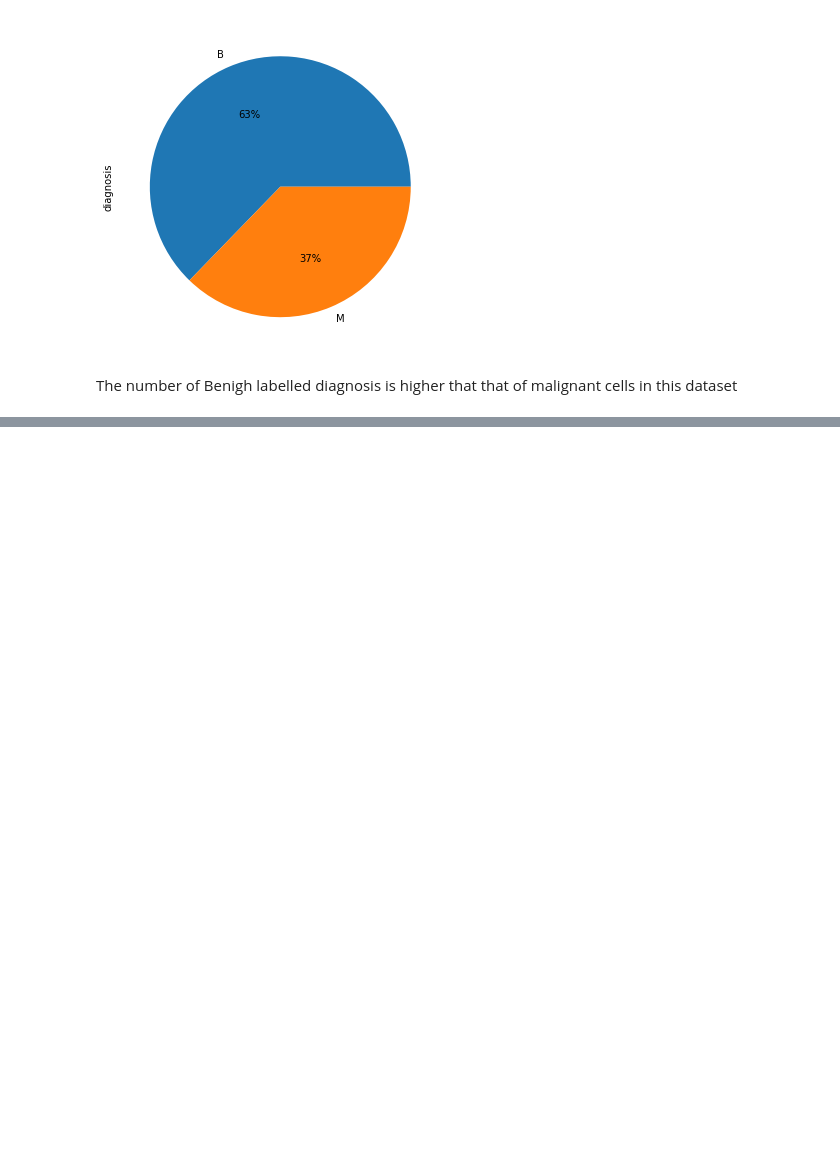
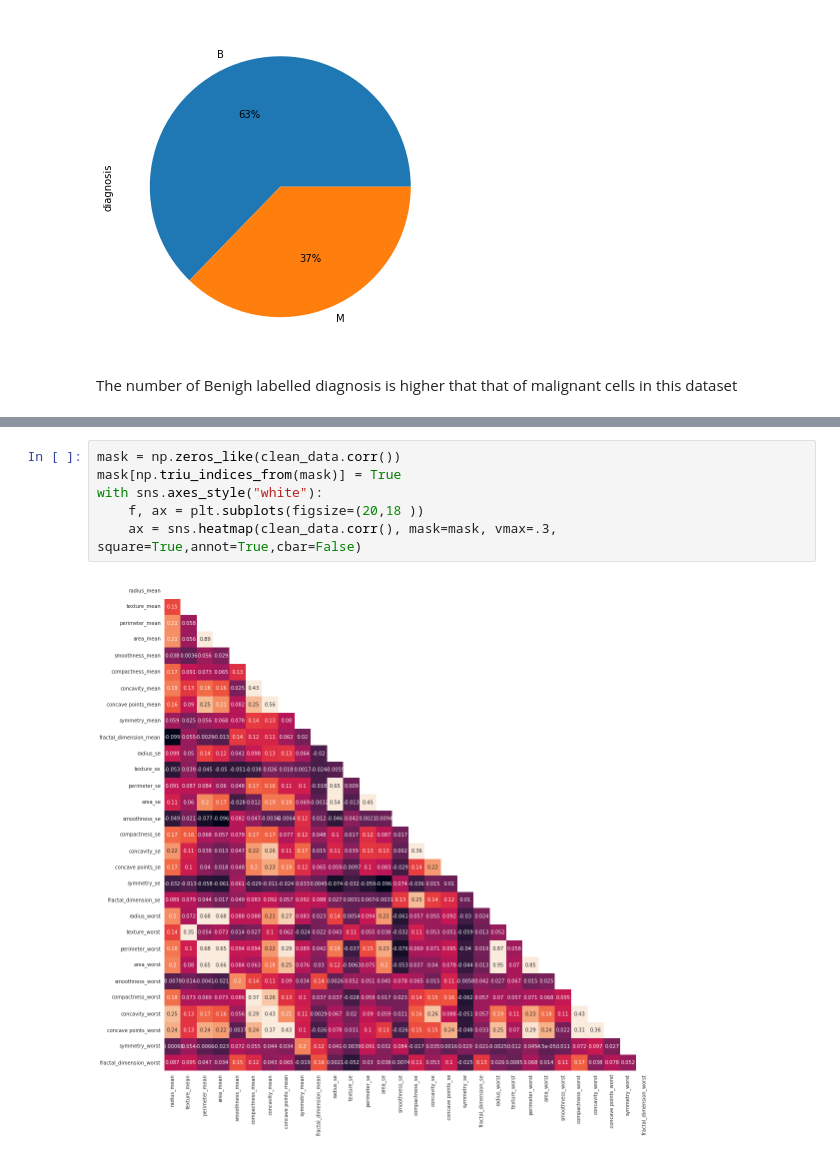
Before and after one commit to ProgrammingOperative/Causal-Inference, a Jupyter notebook: notebooks/eda.ipynb, the cells around one changed output, grey strips where cells are left out. Drawn from its saved outputs; the diff is of its cells as text; blank space fills up the shorter version.

```diff
--- a/notebooks/eda.ipynb
+++ b/notebooks/eda.ipynb
@@ -173,0 +197,8 @@ The number of Benigh labelled diagnosis is higher that that of malignant cells i
+# %%
+mask = np.zeros_like(clean_data.corr())
+mask[np.triu_indices_from(mask)] = True
+with sns.axes_style("white"):
+    f, ax = plt.subplots(figsize=(20,18 ))
+    ax = sns.heatmap(clean_data.corr(), mask=mask, vmax=.3, square=True,annot=True,cbar=False)
+# %% [output]
+[figure, added]
```
Also changed, not shown: parts of 7 cells of this notebook, 1 other file.
